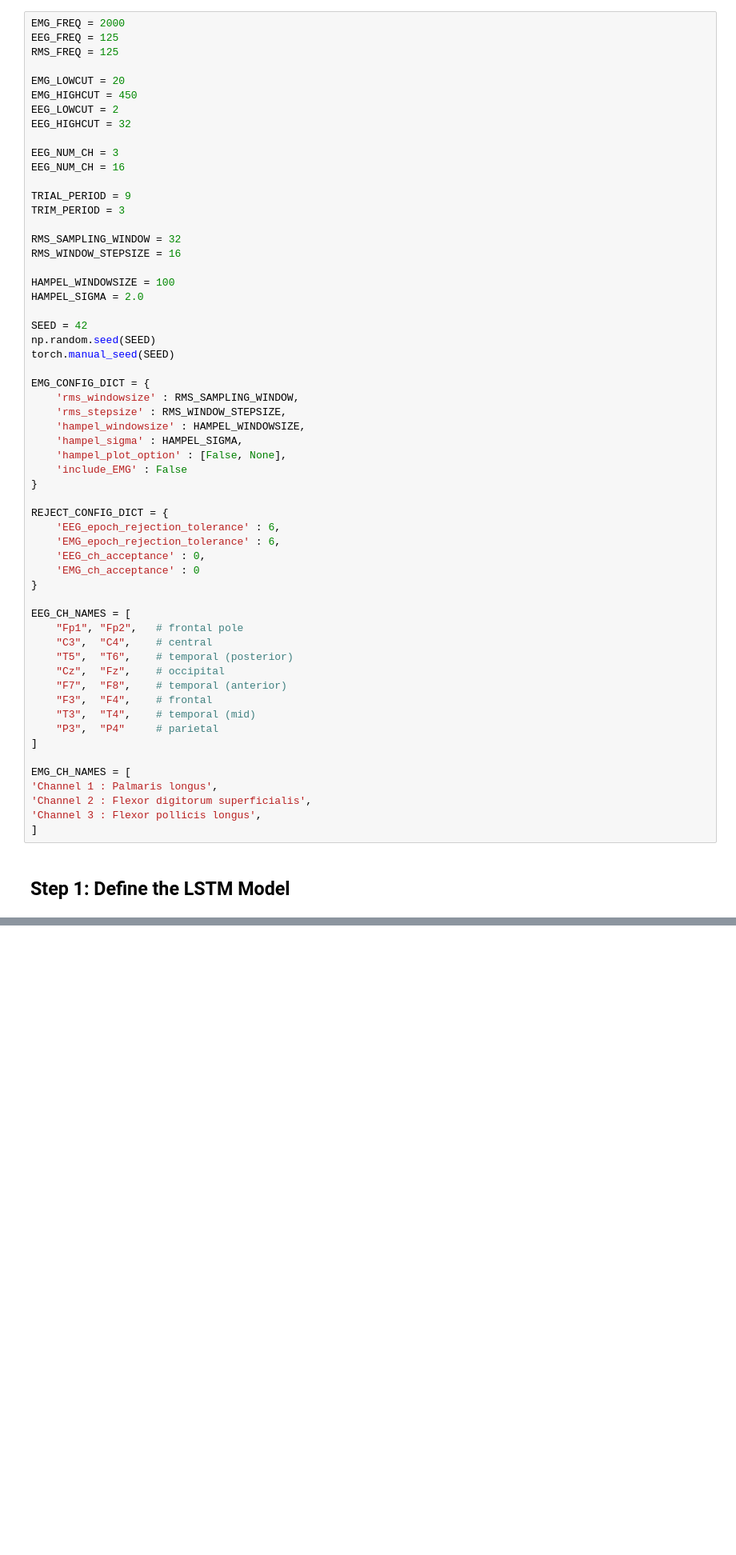
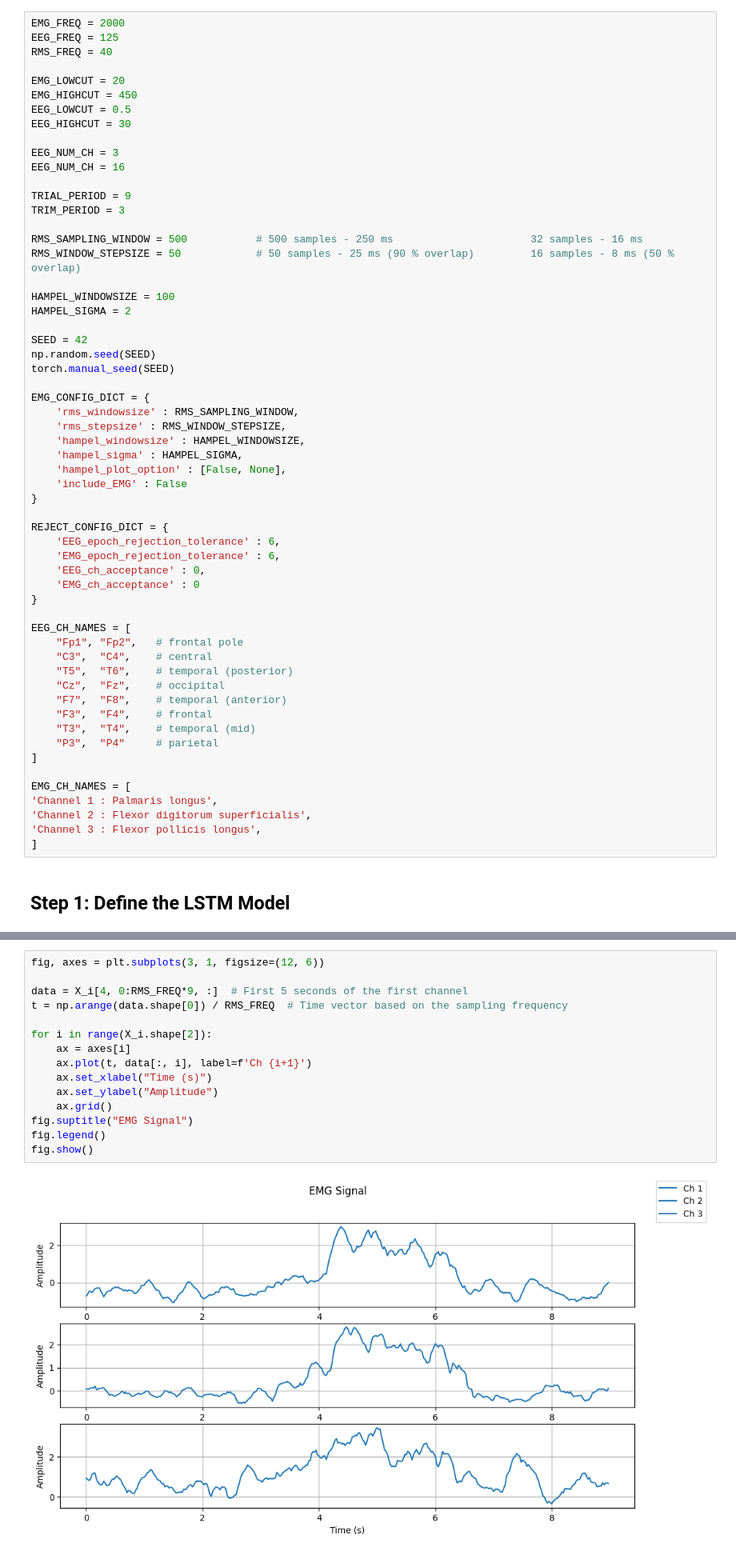
Before and after one commit to Bornholmersild/hybrid_bci, a Jupyter notebook: src/models/classification_platform.ipynb, the cells around one changed output, grey strips where cells are left out. Shown at 80% size. Saved outputs shown, nothing was run; the diff lists cells and outputs as text; blank space fills up the shorter version.

```diff
--- a/src/models/classification_platform.ipynb
+++ b/src/models/classification_platform.ipynb
@@ -58,12 +54,12 @@ Pin memory set to: False
 # %%
 EMG_FREQ = 2000
 EEG_FREQ = 125
-RMS_FREQ = 125
+RMS_FREQ = 40
 
 EMG_LOWCUT = 20
 EMG_HIGHCUT = 450
-EEG_LOWCUT = 2
-EEG_HIGHCUT = 32
+EEG_LOWCUT = 0.5
+EEG_HIGHCUT = 30
 
 EEG_NUM_CH = 3
 EEG_NUM_CH = 16
@@ -71,11 +67,11 @@ EEG_NUM_CH = 16
 TRIAL_PERIOD = 9
 TRIM_PERIOD = 3
 
-RMS_SAMPLING_WINDOW = 32
-RMS_WINDOW_STEPSIZE = 16
+RMS_SAMPLING_WINDOW = 500           # 500 samples - 250 ms                      32 samples - 16 ms
+RMS_WINDOW_STEPSIZE = 50            # 50 samples - 25 ms (90 % overlap)         16 samples - 8 ms (50 % overlap)
 
 HAMPEL_WINDOWSIZE = 100
-HAMPEL_SIGMA = 2.0
+HAMPEL_SIGMA = 2
 
 SEED = 42
 np.random.seed(SEED)
@@ -453,0 +178,17 @@ Total bad epochs = 4 out of 90
+# %%
+fig, axes = plt.subplots(3, 1, figsize=(12, 6))
+
+data = X_i[4, 0:RMS_FREQ*9, :]  # First 5 seconds of the first channel
+t = np.arange(data.shape[0]) / RMS_FREQ  # Time vector based on the sampling frequency
+
+for i in range(X_i.shape[2]):
+    ax = axes[i]
+    ax.plot(t, data[:, i], label=f'Ch {i+1}')
+    ax.set_xlabel("Time (s)")
+    ax.set_ylabel("Amplitude")
+    ax.grid()
+fig.suptitle("EMG Signal")
+fig.legend()
+fig.show()
+# %% [output]
+[figure, added]
```
Also changed, not shown: parts of 15 cells of this notebook, 51 other files.
